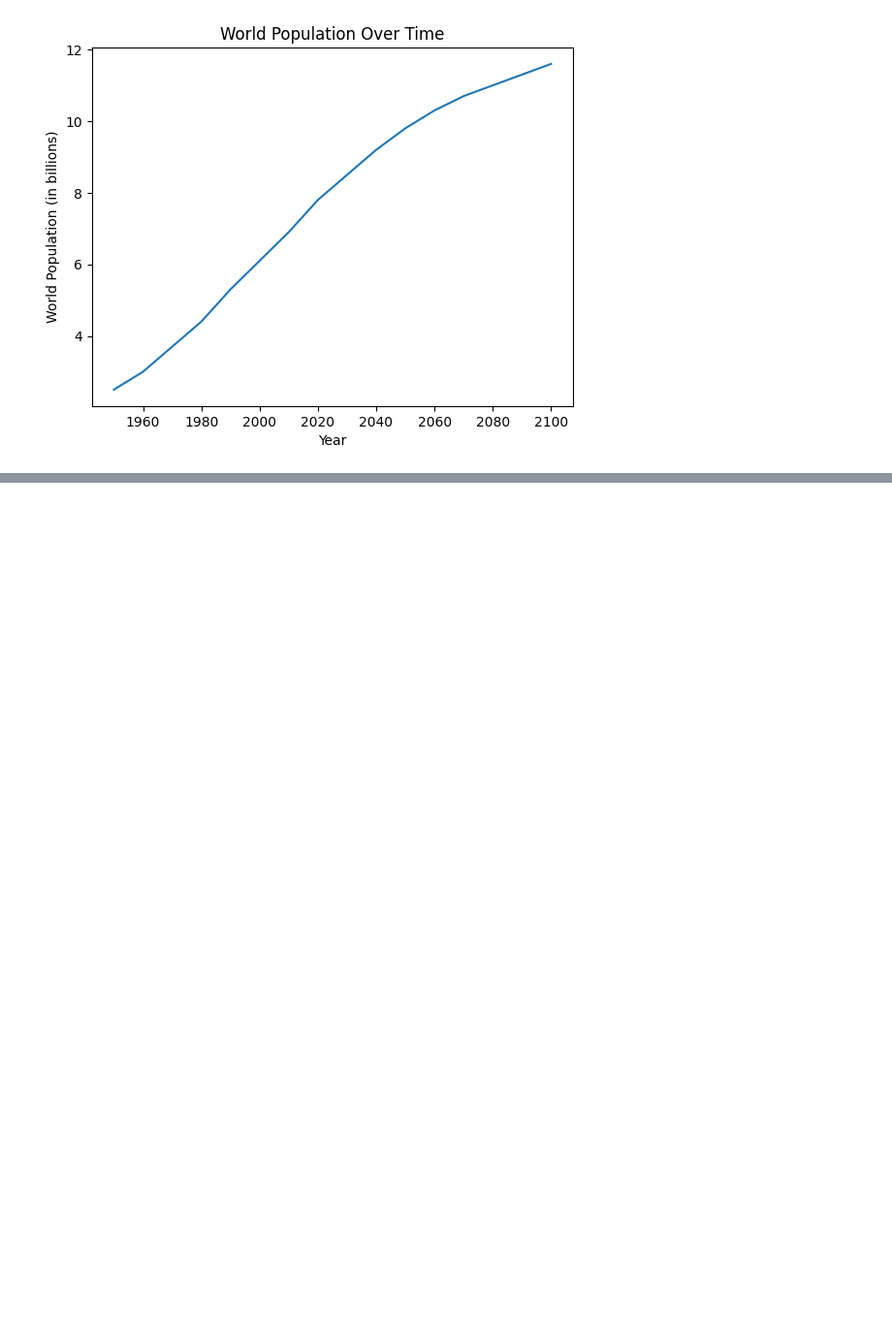
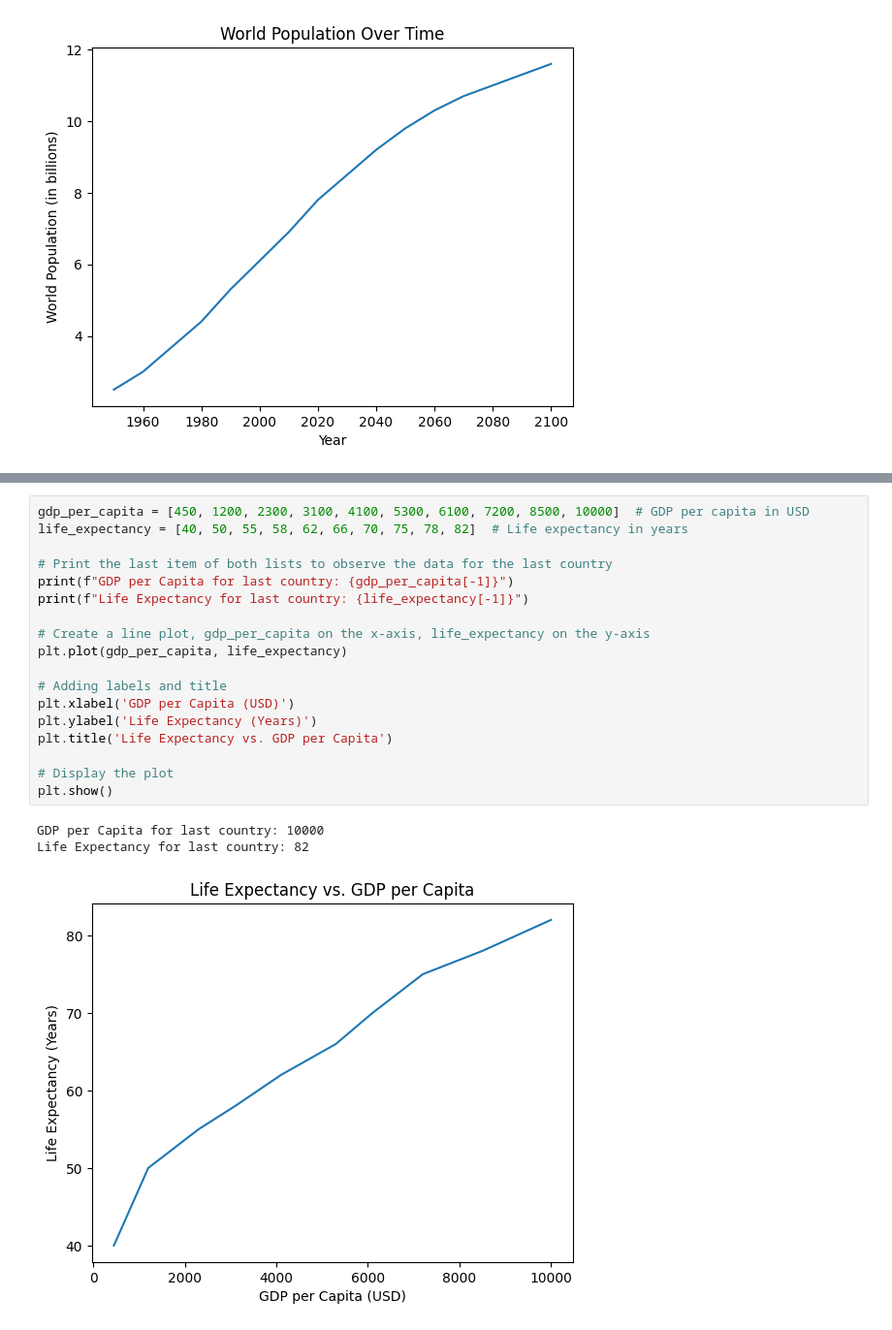
Before and after one commit to shreyasarker/Datacamp-Learning-2025, a Jupyter notebook: 02-intermediate-python/BasicPlotsWithMatplotlib.ipynb, the cells around one changed output, grey strips where cells are left out. Shown at 97% size. Drawn from its saved outputs; the diff is of its cells as text; blank space fills up the shorter version.

```diff
--- a/02-intermediate-python/BasicPlotsWithMatplotlib.ipynb
+++ b/02-intermediate-python/BasicPlotsWithMatplotlib.ipynb
@@ -45,0 +98,22 @@ plt.show()
+# %%
+gdp_per_capita = [450, 1200, 2300, 3100, 4100, 5300, 6100, 7200, 8500, 10000]  # GDP per capita in USD
+life_expectancy = [40, 50, 55, 58, 62, 66, 70, 75, 78, 82]  # Life expectancy in years
+
+# Print the last item of both lists to observe the data for the last country
+print(f"GDP per Capita for last country: {gdp_per_capita[-1]}")
+print(f"Life Expectancy for last country: {life_expectancy[-1]}")
+
+# Create a line plot, gdp_per_capita on the x-axis, life_expectancy on the y-axis
+plt.plot(gdp_per_capita, life_expectancy)
+
+# Adding labels and title
+plt.xlabel('GDP per Capita (USD)')
+plt.ylabel('Life Expectancy (Years)')
+plt.title('Life Expectancy vs. GDP per Capita')
+
+# Display the plot
+plt.show()
+# %% [output]
+GDP per Capita for last country: 10000
+Life Expectancy for last country: 82
+[figure, added]
```
Also changed, not shown: parts of 8 cells of this notebook, 3 other files.
